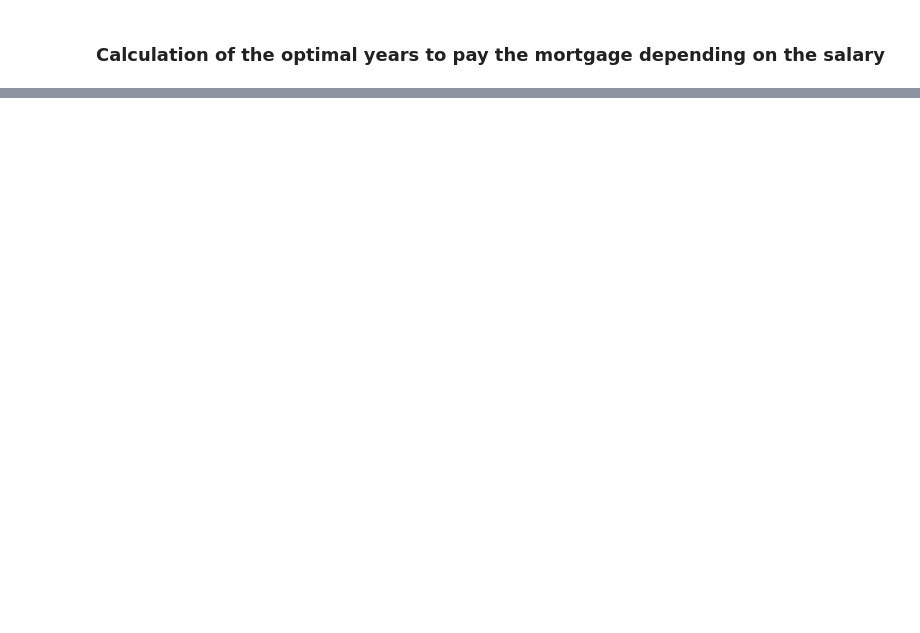
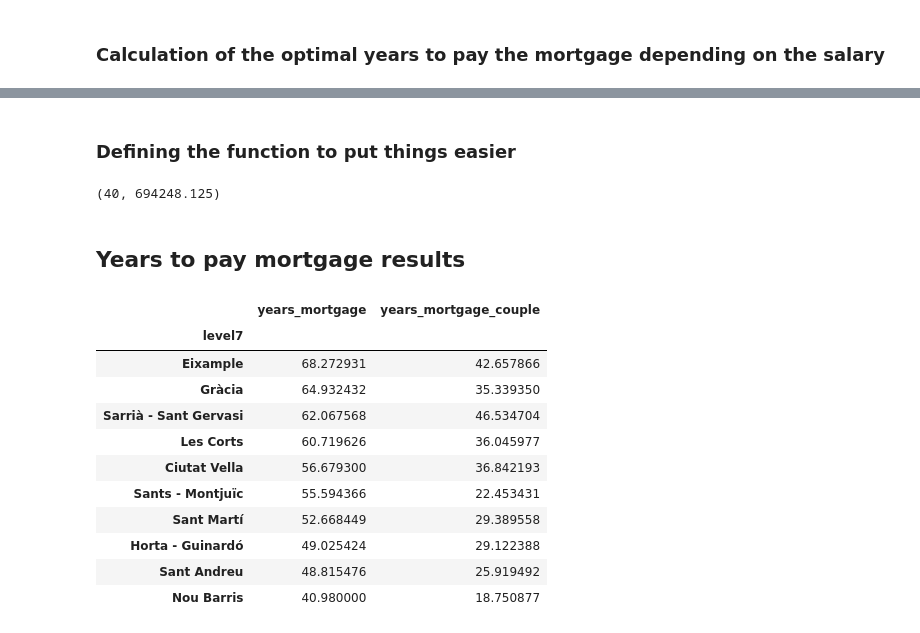
Before and after one commit to joseprs/FlatsHousesStudyBCN, a Jupyter notebook: analysis_salary.ipynb, the cells around one changed output, grey strips where cells are left out. Saved outputs shown, nothing was run; the diff lists cells and outputs as text; code cells hidden in the pictures; blank space fills up the shorter version.

```diff
--- a/analysis_salary.ipynb
+++ b/analysis_salary.ipynb
@@ -271,0 +259,2 @@ Minimum years to pay = 31
+# %% [markdown]
+### Defining the function to put things easier
@@ -271,0 +264,58 @@ Minimum years to pay = 31
+# %%
+def get_years_mortgage(initial_imp, net_salary, interest_rate):
+    '''
+    inputs:
+     - initial_imp: Amount of the apartment as advertised
+     - Annual net salary
+     - Interest rate
+    outputs:
+     - minimum years to pay the mortgage
+     - total value of the flat not considering the initial payment
+    '''
+    imp = initial_imp + (initial_imp*0.105) - (initial_imp*0.2)
+    mortgage_salary = net_salary * 0.35
+    n_years_list = np.arange(2,120)
+    minimum_year_affordable = 120
+
+    for i, n_years in enumerate(n_years_list, start=2):
+        imp_year = imp / n_years
+        total_taxes = (n_years/2)*((imp*tax)+(imp_year*tax))
+        total_payment = imp + total_taxes
+        payment_per_year = total_payment / n_years
+
+        if (payment_per_year <= mortgage_salary) & (i<minimum_year_affordable):
+            minimum_year_affordable = i
+            minimum_taxes_pay = total_taxes
+            # break;
+            return minimum_year_affordable, imp+minimum_taxes_pay
+
+    # return minimum_year_affordable, imp+minimum_taxes_pay
+
+get_years_mortgage(475000, 50000, 0.03)
+# %% [output]
+(40, 694248.125)
+# %%
+df[["years_mortgage","total_mortgage_amount"]] = df.apply(lambda row: pd.Series(get_years_mortgage(row["value"], row["salary_net_children"], 0.03)), axis=1)
+df[["years_mortgage_couple","total_mortgage_amount_couple"]] = df.apply(lambda row: pd.Series(get_years_mortgage(row["value"], row["salary_net_children"]*2, 0.03)), axis=1)
+
+df[["years_mortgage_average_salary","total_mortgage_amount_average_salary"]] = df.apply(lambda row: pd.Series(get_years_mortgage(row["value"], 25672, 0.03)), axis=1)
+df[["years_mortgage_couple_average_salary","total_mortgage_amount_couple_average_salary"]] = df.apply(lambda row: pd.Series(get_years_mortgage(row["value"], 25672*2, 0.03)), axis=1)
+# %% [markdown]
+## Years to pay mortgage results
+# %%
+df[["level7","years_mortgage","years_mortgage_couple"]].groupby("level7").mean().sort_values("years_mortgage", ascending=False)
+# np.mean(df.years_mortgage)
+# np.mean(df.years_mortgage_couple)
+# %% [output]
+|  | years_mortgage | years_mortgage_couple |
+| level7 |  |  |
+| Eixample | 68.272931 | 42.657866 |
+| Gràcia | 64.932432 | 35.339350 |
+| Sarrià - Sant Gervasi | 62.067568 | 46.534704 |
+| Les Corts | 60.719626 | 36.045977 |
+| Ciutat Vella | 56.679300 | 36.842193 |
+| Sants - Montjuïc | 55.594366 | 22.453431 |
+| Sant Martí | 52.668449 | 29.389558 |
+| Horta - Guinardó | 49.025424 | 29.122388 |
+| Sant Andreu | 48.815476 | 25.919492 |
+| Nou Barris | 40.980000 | 18.750877 |
```
Also changed, not shown: parts of 21 cells of this notebook.
